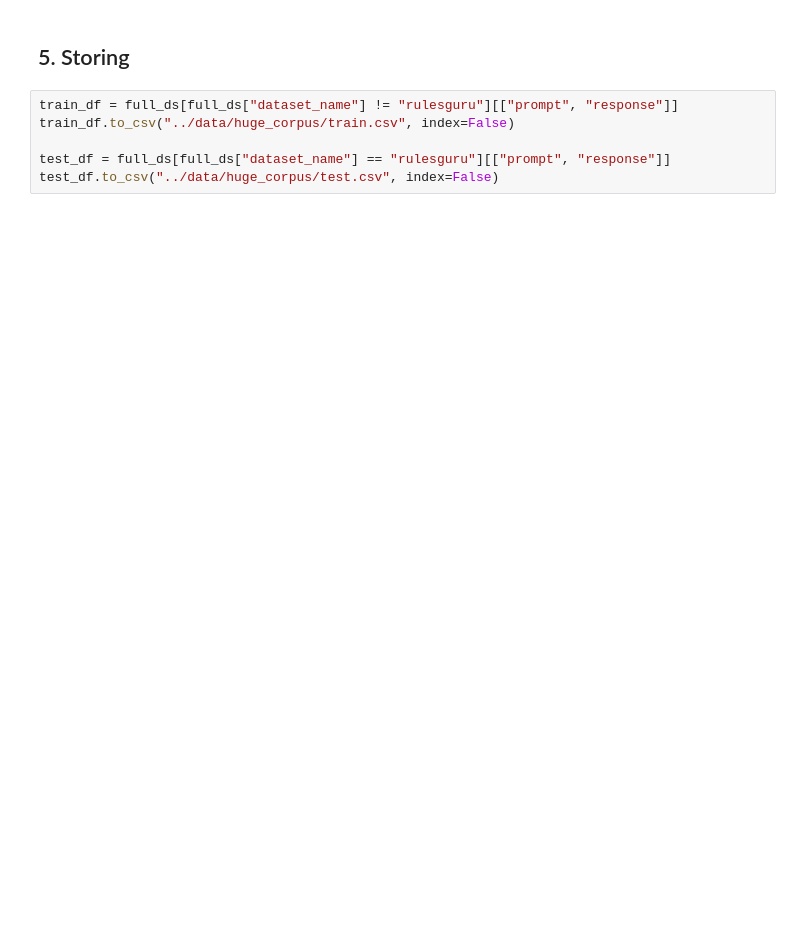
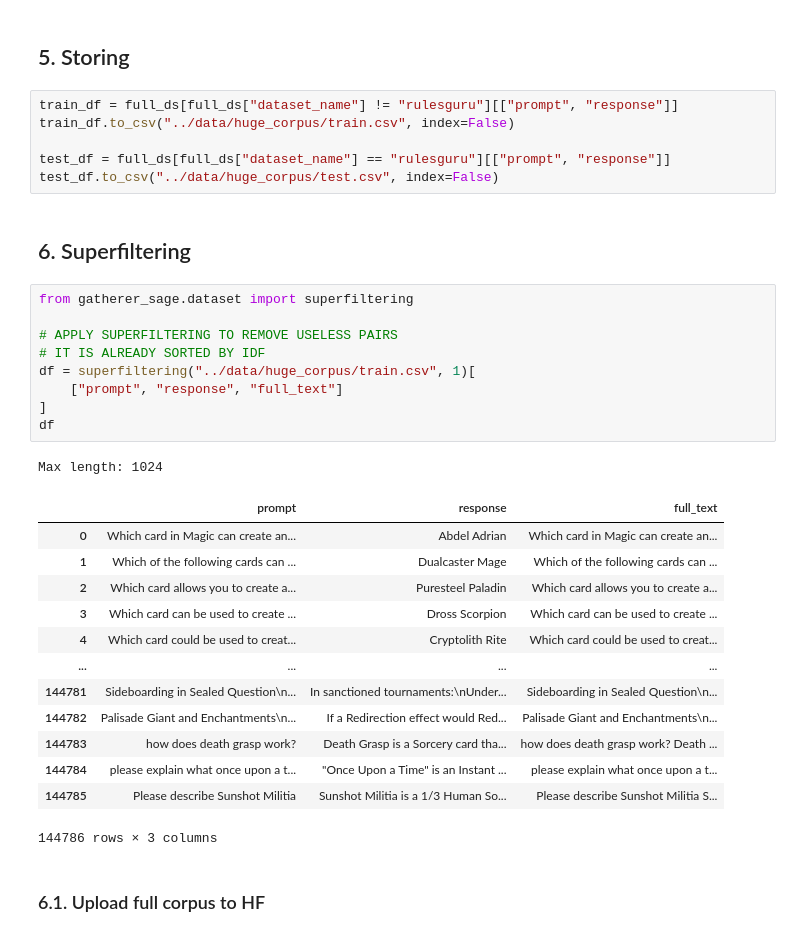
Before and after one commit to Javier-Jimenez99/gatherer-sage, a Jupyter notebook: notebooks/fill_datasets.ipynb, the cells around one changed output. Cells and saved outputs as stored; diff of their text form; blank space fills up the shorter version.

```diff
--- a/notebooks/fill_datasets.ipynb
+++ b/notebooks/fill_datasets.ipynb
@@ -263,3 +215,31 @@ train_df.to_csv("../data/huge_corpus/train.csv", index=False)
 
 test_df = full_ds[full_ds["dataset_name"] == "rulesguru"][["prompt", "response"]]
 test_df.to_csv("../data/huge_corpus/test.csv", index=False)
+# %% [markdown]
+## 6. Superfiltering
+# %%
+from gatherer_sage.dataset import superfiltering
+
+# APPLY SUPERFILTERING TO REMOVE USELESS PAIRS
+# IT IS ALREADY SORTED BY IDF
+df = superfiltering("../data/huge_corpus/train.csv", 1)[
+    ["prompt", "response", "full_text"]
+]
+df
+# %% [output]
+Max length: 1024
+|  | prompt | response | full_text |
+| 0 | Which card in Magic can create an... | Abdel Adrian | Which card in Magic can create an... |
+| 1 | Which of the following cards can ... | Dualcaster Mage | Which of the following cards can ... |
+| 2 | Which card allows you to create a... | Puresteel Paladin | Which card allows you to create a... |
+| 3 | Which card can be used to create ... | Dross Scorpion | Which card can be used to create ... |
+| 4 | Which card could be used to creat... | Cryptolith Rite | Which card could be used to creat... |
+| ... | ... | ... | ... |
+| 144781 | Sideboarding in Sealed Question\n... | In sanctioned tournaments:\nUnder... | Sideboarding in Sealed Question\n... |
+| 144782 | Palisade Giant and Enchantments\n... | If a Redirection effect would Red... | Palisade Giant and Enchantments\n... |
+| 144783 | how does death grasp work? | Death Grasp is a Sorcery card tha... | how does death grasp work? Death ... |
+| 144784 | please explain what once upon a t... | "Once Upon a Time" is an Instant ... | please explain what once upon a t... |
+| 144785 | Please describe Sunshot Militia | Sunshot Militia is a 1/3 Human So... | Please describe Sunshot Militia S... |
+144786 rows × 3 columns
+# %% [markdown]
+### 6.1. Upload full corpus to HF
```
Also changed, not shown: parts of 11 cells of this notebook.
